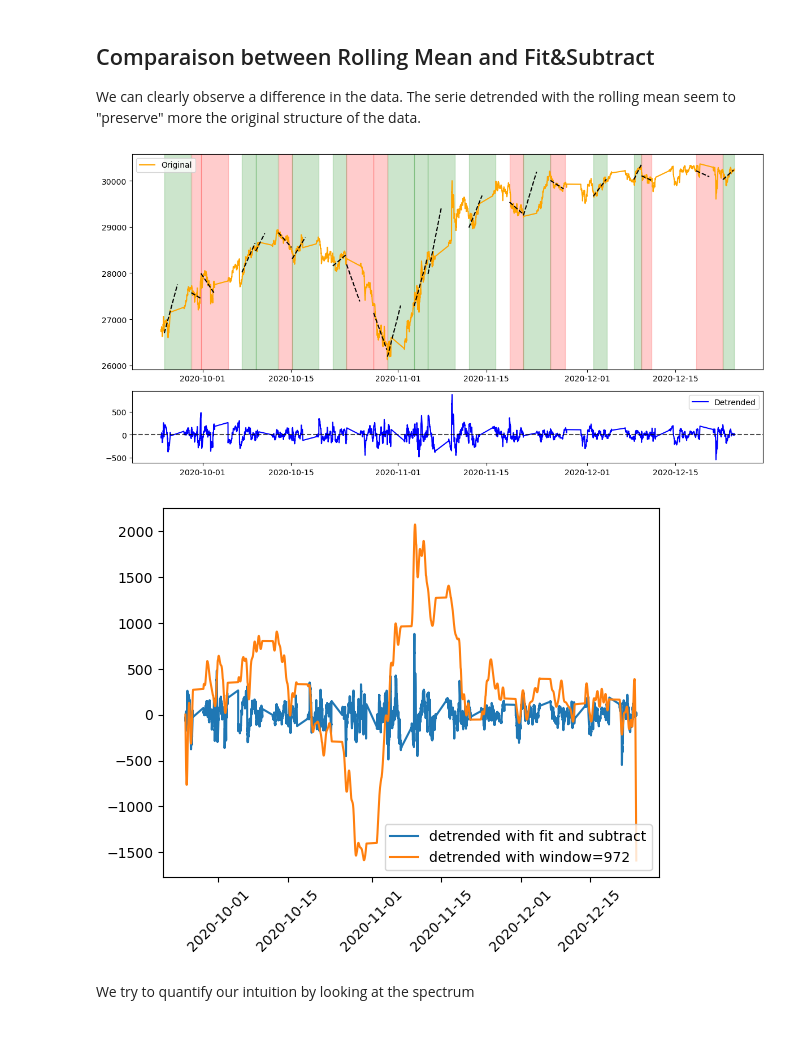
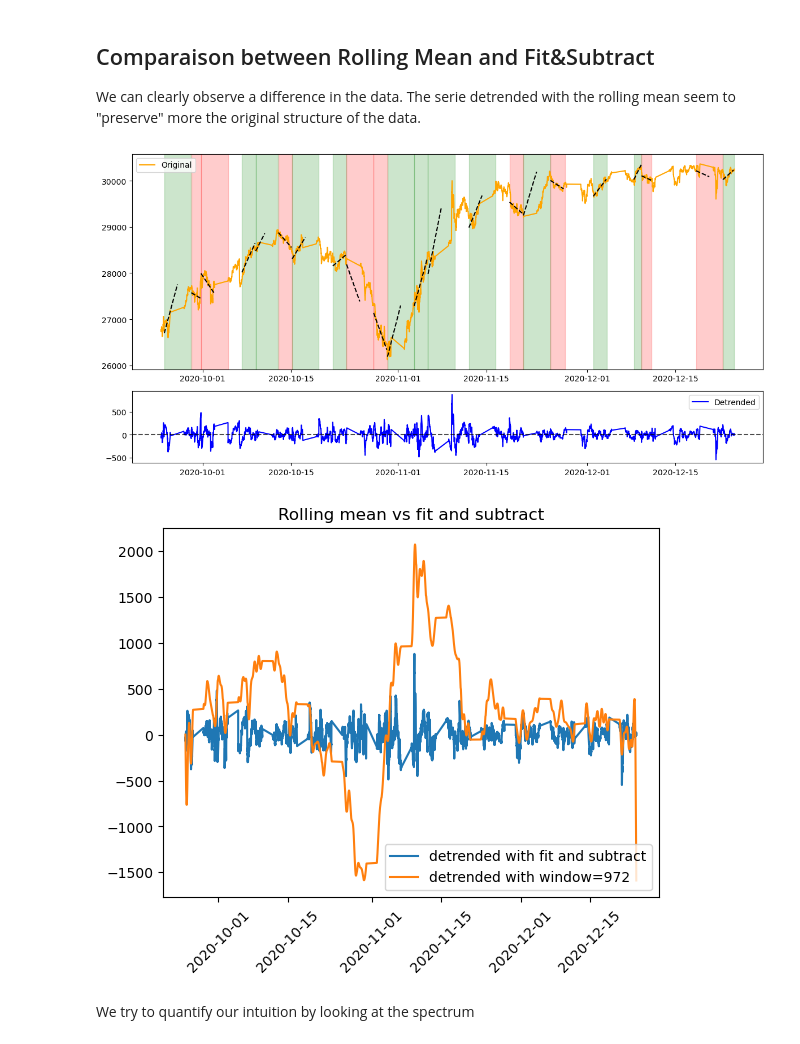
Before and after one commit to gpoccianti/LCP_projects_Y7, a Jupyter notebook: XSOR_report_(1)-7.ipynb, the cells around one changed output. Drawn from its saved outputs; the diff is of its cells as text; code cells hidden in the pictures.

```diff
--- a/XSOR_report_(1)-7.ipynb
+++ b/XSOR_report_(1)-7.ipynb
@@ -233,7 +235,7 @@ from hurst import compute_Hc
 
 # Example usage:
 # Load the data
-df, close_data = import_data("data_M15/FTSE100_M15_201912230600_202411131015.csv") #"data_M15/DJ_M15_202009240845_202411131015.csv"
+df, close_data = import_data("data_M15/DJ_M15_202009240845_202411131015.csv")
 
 # Select the data range for analysis
 t_min = 1500
@@ -1318,23 +1326,24 @@ The serie detrended with the rolling mean seem to "preserve" more the original s
 # %%
 from functions import *
 from sklearn.linear_model import LinearRegression
 
 detrended,_=process_time_series(file,
     base_chunk_size=50,
     start_index=t_min,
     end_index=t_max)
 
 w=int(get_period(filtered_sig))
 plt.plot(detrended, label="detrended with fit and subtract")
 
 
 plt.plot(filtered_sig-filtered_sig.rolling(window=w, min_periods=1, center=False).mean(), label=f"detrended with window={w}")
 plt.xticks(rotation=45)
+plt.title("Rolling mean vs fit and subtract")
 plt.legend()
 plt.show()
 # %% [output]
 [figure]
-[figure, old version]
+[figure, new version]
 # %% [markdown]
 We try to quantify our intuition by looking at the spectrum
 # %% [markdown]
```
Also changed, not shown: parts of 24 cells of this notebook, 8 other files.
